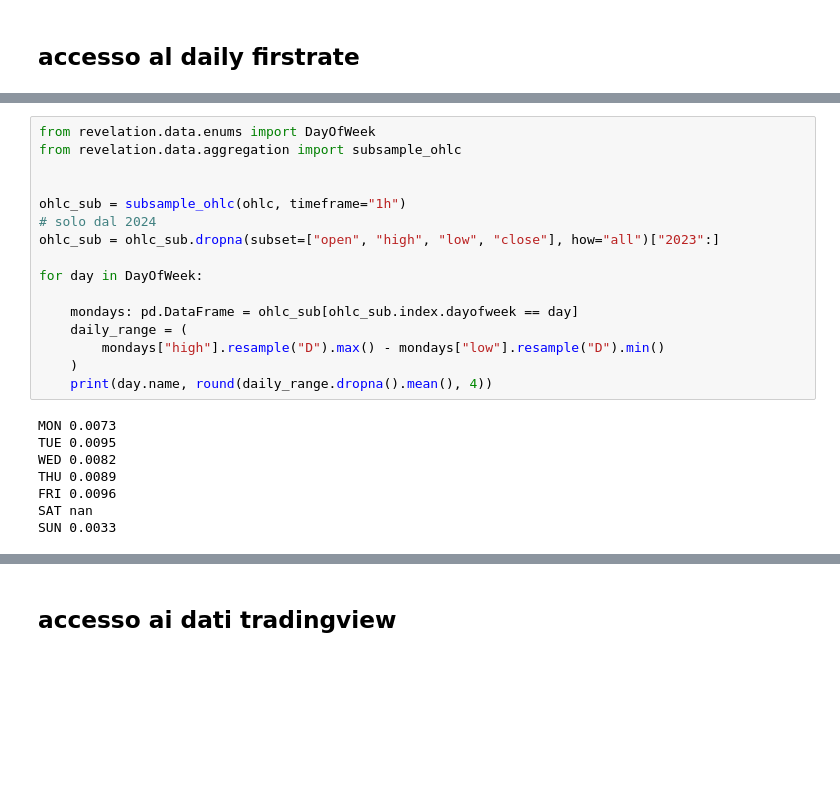
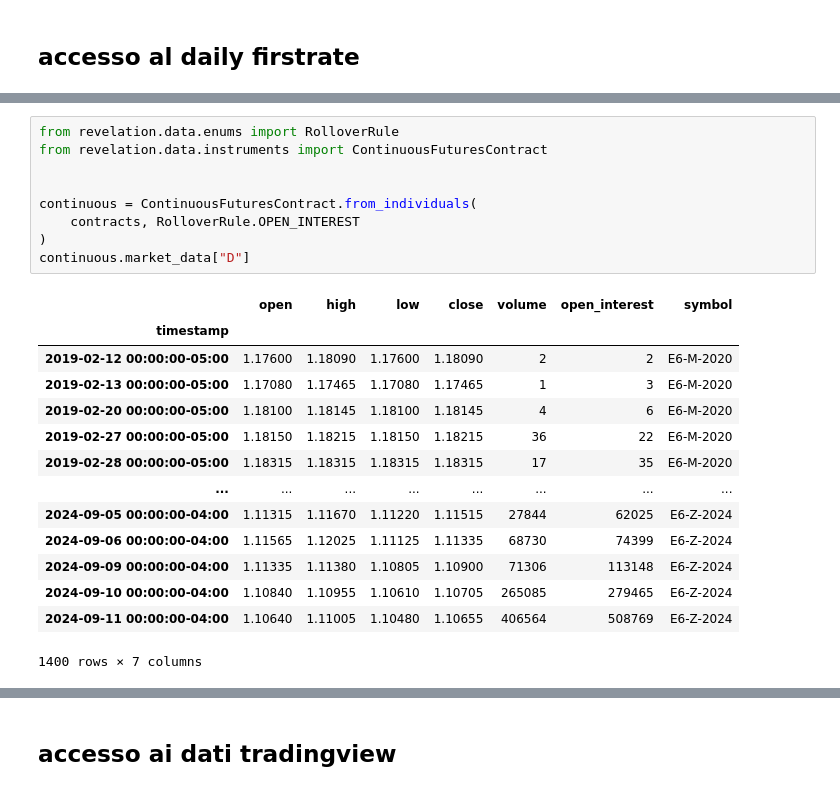
Before and after one commit to MK27MK/kaos, a Jupyter notebook: examples/study_london_session.ipynb, the cells around one changed output, grey strips where cells are left out. Cells and saved outputs as stored; diff of their text form; blank space fills up the shorter version.

```diff
--- a/examples/study_london_session.ipynb
+++ b/examples/study_london_session.ipynb
@@ -39,25 +65,25 @@ ohlc
-# %%
-from revelation.data.enums import DayOfWeek
-from revelation.data.aggregation import subsample_ohlc
-
-
-ohlc_sub = subsample_ohlc(ohlc, timeframe="1h")
-# solo dal 2024
-ohlc_sub = ohlc_sub.dropna(subset=["open", "high", "low", "close"], how="all")["2023":]
-
-for day in DayOfWeek:
-
-    mondays: pd.DataFrame = ohlc_sub[ohlc_sub.index.dayofweek == day]
-    daily_range = (
-        mondays["high"].resample("D").max() - mondays["low"].resample("D").min()
-    )
-    print(day.name, round(daily_range.dropna().mean(), 4))
-# %% [output]
-MON 0.0073
-TUE 0.0095
-WED 0.0082
-THU 0.0089
-FRI 0.0096
-SAT nan
-SUN 0.0033
+# %%
+from revelation.data.enums import RolloverRule
+from revelation.data.instruments import ContinuousFuturesContract
+
+
+continuous = ContinuousFuturesContract.from_individuals(
+    contracts, RolloverRule.OPEN_INTEREST
+)
+continuous.market_data["D"]
+# %% [output]
+|  | open | high | low | close | volume | open_interest | symbol |
+| timestamp |  |  |  |  |  |  |  |
+| 2019-02-12 00:00:00-05:00 | 1.17600 | 1.18090 | 1.17600 | 1.18090 | 2 | 2 | E6-M-2020 |
+| 2019-02-13 00:00:00-05:00 | 1.17080 | 1.17465 | 1.17080 | 1.17465 | 1 | 3 | E6-M-2020 |
+| 2019-02-20 00:00:00-05:00 | 1.18100 | 1.18145 | 1.18100 | 1.18145 | 4 | 6 | E6-M-2020 |
+| 2019-02-27 00:00:00-05:00 | 1.18150 | 1.18215 | 1.18150 | 1.18215 | 36 | 22 | E6-M-2020 |
+| 2019-02-28 00:00:00-05:00 | 1.18315 | 1.18315 | 1.18315 | 1.18315 | 17 | 35 | E6-M-2020 |
+| ... | ... | ... | ... | ... | ... | ... | ... |
+| 2024-09-05 00:00:00-04:00 | 1.11315 | 1.11670 | 1.11220 | 1.11515 | 27844 | 62025 | E6-Z-2024 |
+| 2024-09-06 00:00:00-04:00 | 1.11565 | 1.12025 | 1.11125 | 1.11335 | 68730 | 74399 | E6-Z-2024 |
+| 2024-09-09 00:00:00-04:00 | 1.11335 | 1.11380 | 1.10805 | 1.10900 | 71306 | 113148 | E6-Z-2024 |
+| 2024-09-10 00:00:00-04:00 | 1.10840 | 1.10955 | 1.10610 | 1.10705 | 265085 | 279465 | E6-Z-2024 |
+| 2024-09-11 00:00:00-04:00 | 1.10640 | 1.11005 | 1.10480 | 1.10655 | 406564 | 508769 | E6-Z-2024 |
+1400 rows × 7 columns
 # %%
```
Also changed, not shown: parts of 5 cells of this notebook, 8 other files.
